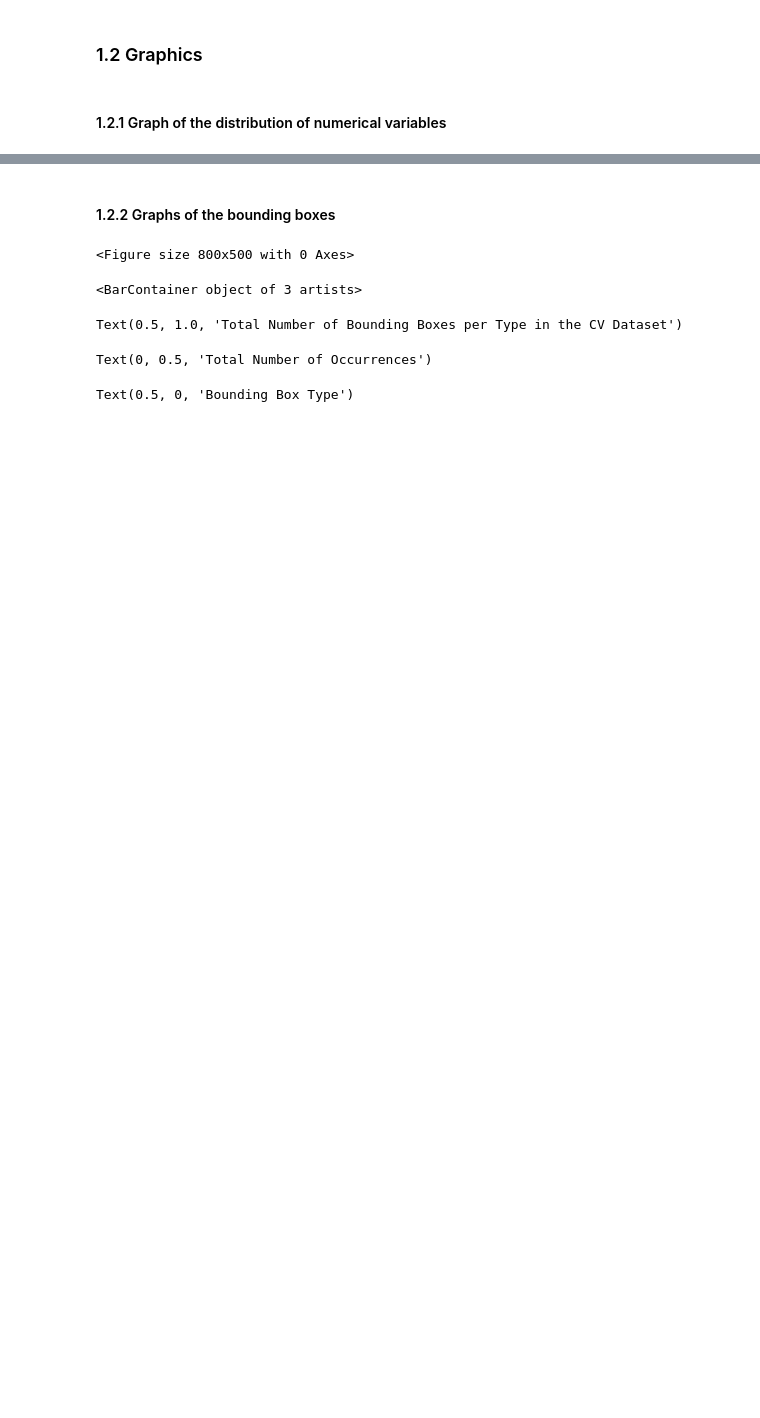
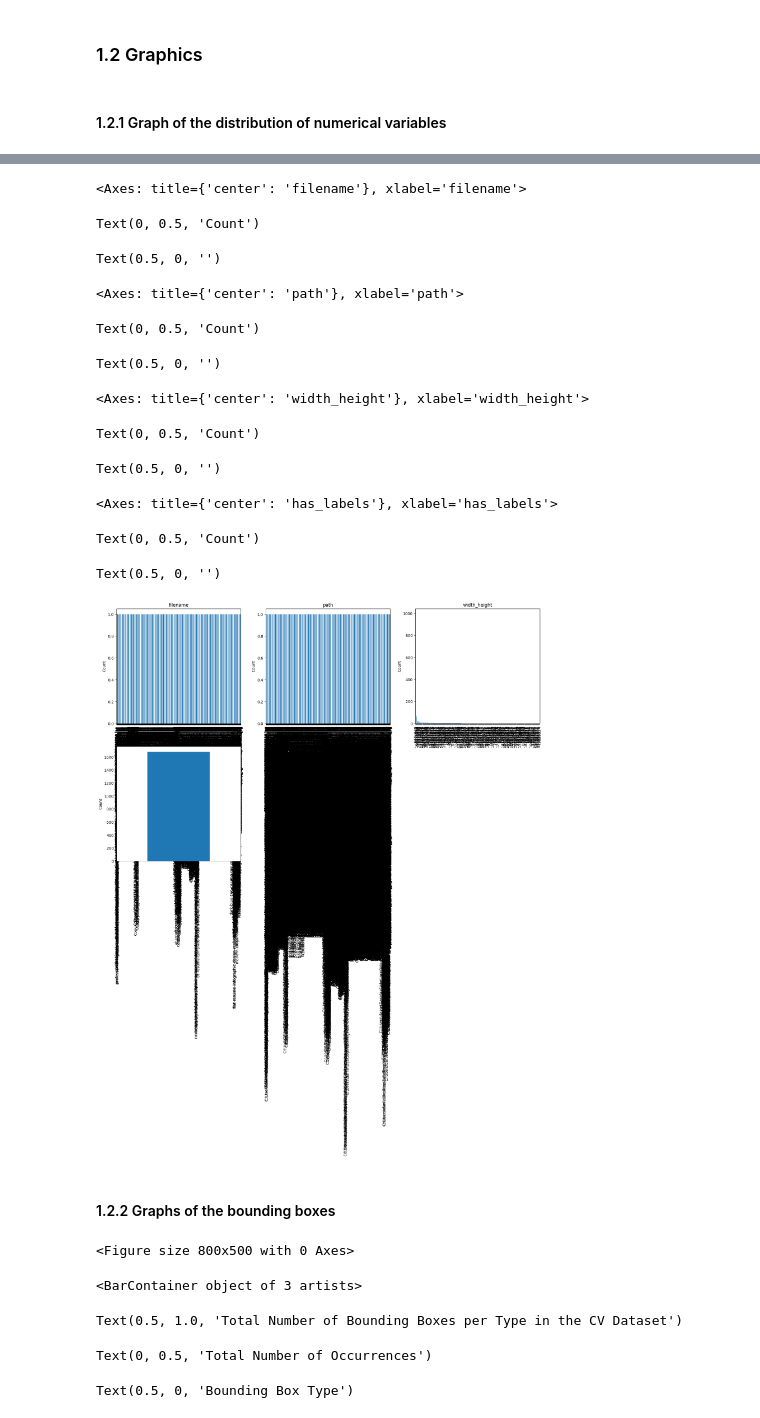
Before and after one commit to danielpiresribeiro123-code/cv_analyser_research, a Jupyter notebook: src/analysis/train_data/yolo/yolo_train_data_EDA.ipynb, the cells around one changed output, grey strips where cells are left out. Drawn from its saved outputs; the diff is of its cells as text; code cells hidden in the pictures; blank space fills up the shorter version.

```diff
--- a/src/analysis/train_data/yolo/yolo_train_data_EDA.ipynb
+++ b/src/analysis/train_data/yolo/yolo_train_data_EDA.ipynb
@@ -188,3 +188,36 @@ array([[<Axes: title={'center': 'width'}>,
+# %%
+fig, axes = plt.subplots(2, 3, figsize=(20, 12))
+axes = axes.flatten()
+
+for i, col in enumerate(categorical_cols_yolo):
+    df_yolo[col].value_counts().plot(
+        kind='bar',
+        ax=axes[i],
+        title=col
+    )
+    axes[i].set_ylabel("Count")
+    axes[i].set_xlabel("")
+
+# Remover gráficos vazios (pois temos 5 variáveis e 6 subplots)
+for j in range(len(categorical_cols_yolo), len(axes)):
+    fig.delaxes(axes[j])
+
+plt.tight_layout()
+plt.show()
+# %% [output]
+<Axes: title={'center': 'filename'}, xlabel='filename'>
+Text(0, 0.5, 'Count')
+Text(0.5, 0, '')
+<Axes: title={'center': 'path'}, xlabel='path'>
+Text(0, 0.5, 'Count')
+Text(0.5, 0, '')
+<Axes: title={'center': 'width_height'}, xlabel='width_height'>
+Text(0, 0.5, 'Count')
+Text(0.5, 0, '')
+<Axes: title={'center': 'has_labels'}, xlabel='has_labels'>
+Text(0, 0.5, 'Count')
+Text(0.5, 0, '')
+[figure, added]
 # %% [markdown]
 #### 1.2.2 Graphs of the bounding boxes
 # %%
```
Also changed, not shown: parts of 17 cells of this notebook, 7 other files.
